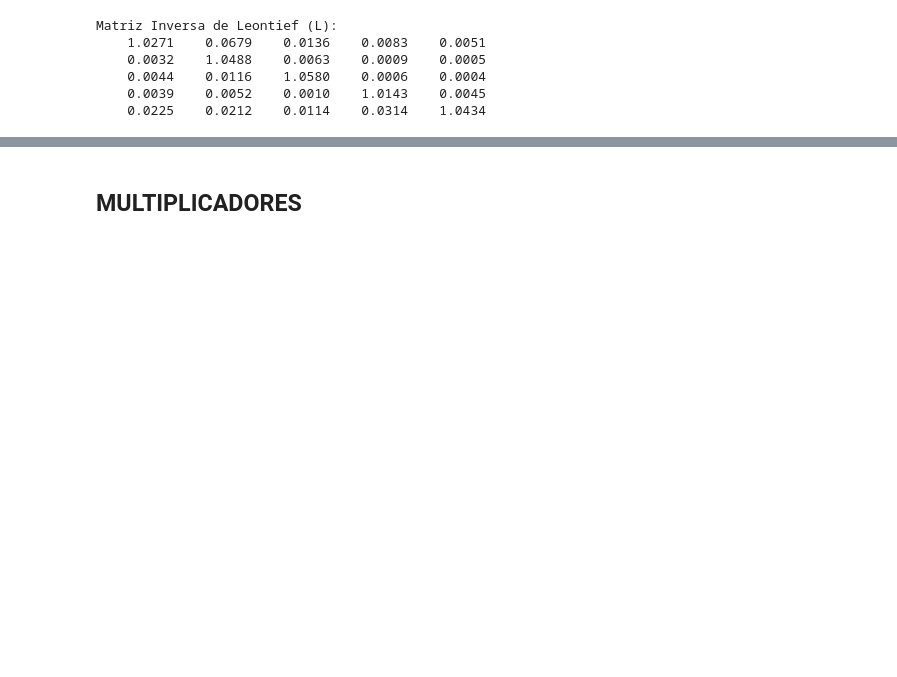
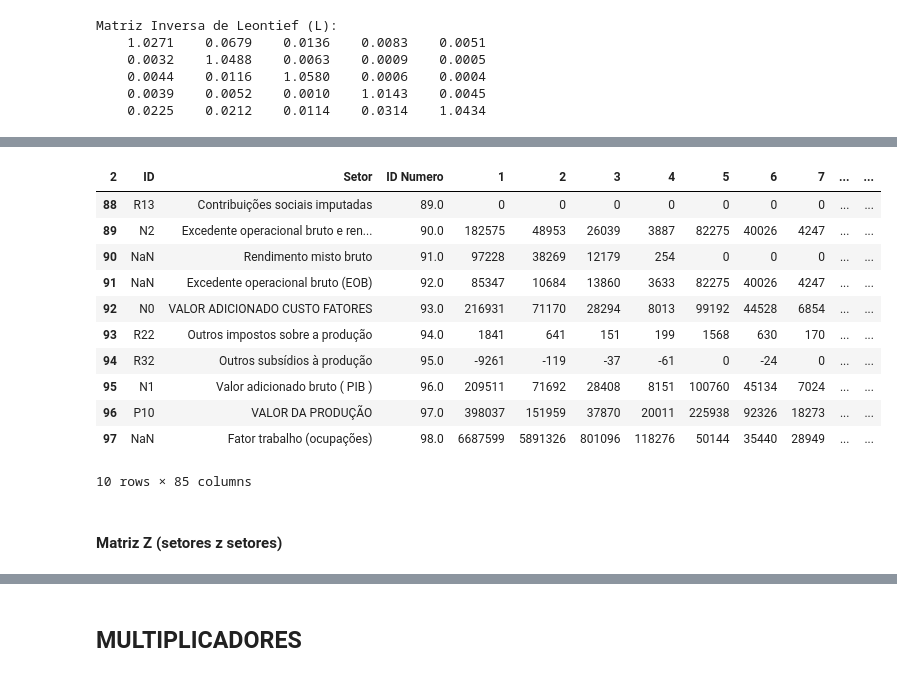
Before and after one commit to noguilhermee/mip-energia, a Jupyter notebook: app/Hybrid Input-Output Model.ipynb, the cells around one changed output, grey strips where cells are left out. Saved outputs shown, nothing was run; the diff lists cells and outputs as text; code cells hidden in the pictures; blank space fills up the shorter version.

```diff
--- a/app/Hybrid Input-Output Model.ipynb
+++ b/app/Hybrid Input-Output Model.ipynb
@@ -274,0 +290,11 @@ Matriz Inversa de Leontief (L):
+# %%
+# Lendo a Matriz Insumo Produto da EPE/FIPE
+mip_epe = pd.read_excel("..\\data\\mips\\48008000133202507_Ian_Anexo.xlsx", skiprows=4)
+
+# Removendo colunas desnecessárias
+mip_epe = mip_epe.loc[:, 'Unnamed: 0':'Unnamed: 84']
+
+# Colocando índice para inicar no 1
+mip_epe.index = range(1, len(mip_epe) + 1)
+
+mip_epe.head()
@@ -274,0 +372,36 @@ Matriz Inversa de Leontief (L):
+# %%
+# Transformanda a linha 1 como cabeçalho, para ficar apenas números
+mip_epe.columns = mip_epe.iloc[1].astype(str).str.strip()
+
+# Removendo as linhas desncessárias
+mip_energia = mip_epe.iloc[2:].reset_index(drop=True)
+
+# Renomeando a coluna do Número Identificador
+mip_energia = mip_energia.rename(columns={
+    "nan": "ID",
+    "Número identificador": "Setor",
+    "0.0": "ID Numero",
+})
+
+# Removendo as linhas de totais
+# mip_energia = mip_energia.iloc[:73].reset_index(drop=True)
+
+# Colocando índice para inicar no 1
+# mip_energia.index = range(1, len(mip_energia) + 1)
+
+mip_energia.tail(10)
+# %% [output]
+| 2 | ID | Setor | ID Numero | 1 | 2 | 3 | 4 | 5 | 6 | 7 | ... | ... |
+| 88 | R13 | Contribuições sociais imputadas | 89.0 | 0 | 0 | 0 | 0 | 0 | 0 | 0 | ... | ... |
+| 89 | N2 | Excedente operacional bruto e ren... | 90.0 | 182575 | 48953 | 26039 | 3887 | 82275 | 40026 | 4247 | ... | ... |
+| 90 | NaN | Rendimento misto bruto | 91.0 | 97228 | 38269 | 12179 | 254 | 0 | 0 | 0 | ... | ... |
+| 91 | NaN | Excedente operacional bruto (EOB) | 92.0 | 85347 | 10684 | 13860 | 3633 | 82275 | 40026 | 4247 | ... | ... |
+| 92 | N0 | VALOR ADICIONADO CUSTO FATORES | 93.0 | 216931 | 71170 | 28294 | 8013 | 99192 | 44528 | 6854 | ... | ... |
+| 93 | R22 | Outros impostos sobre a produção | 94.0 | 1841 | 641 | 151 | 199 | 1568 | 630 | 170 | ... | ... |
+| 94 | R32 | Outros subsídios à produção | 95.0 | -9261 | -119 | -37 | -61 | 0 | -24 | 0 | ... | ... |
+| 95 | N1 | Valor adicionado bruto ( PIB ) | 96.0 | 209511 | 71692 | 28408 | 8151 | 100760 | 45134 | 7024 | ... | ... |
+| 96 | P10 | VALOR DA PRODUÇÃO | 97.0 | 398037 | 151959 | 37870 | 20011 | 225938 | 92326 | 18273 | ... | ... |
+| 97 | NaN | Fator trabalho (ocupações) | 98.0 | 6687599 | 5891326 | 801096 | 118276 | 50144 | 35440 | 28949 | ... | ... |
+10 rows × 85 columns
+# %% [markdown]
+#### Matriz Z (setores z setores)
```
Also changed, not shown: parts of 52 cells of this notebook, 15 other files.
